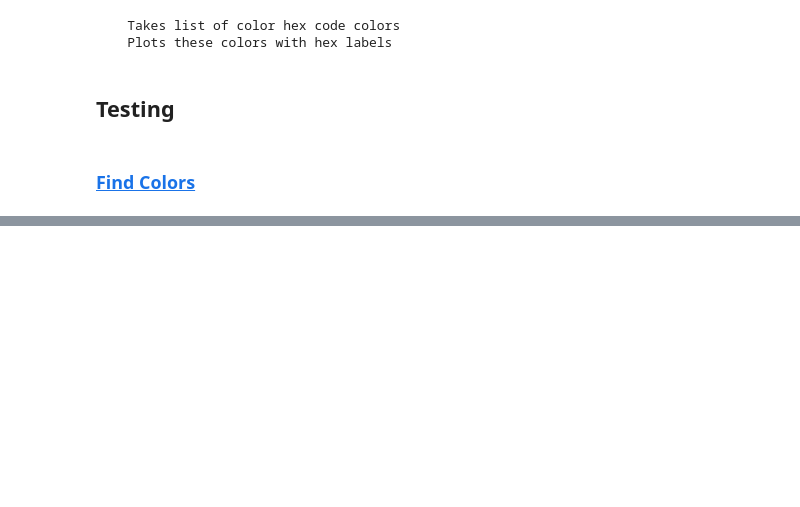
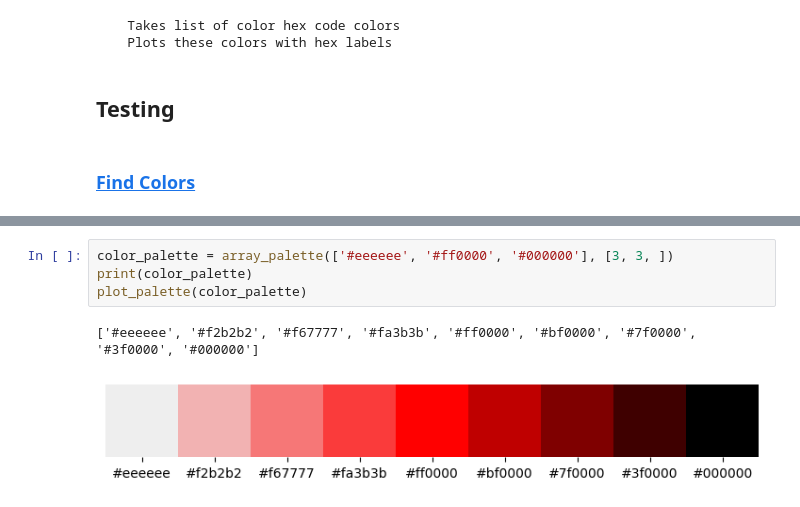
Before and after one commit to sethclose/colors, a Jupyter notebook: Hex Color Blending.ipynb, the cells around one changed output, grey strips where cells are left out. Saved outputs shown, nothing was run; the diff lists cells and outputs as text; blank space fills up the shorter version.

```diff
--- a/Hex Color Blending.ipynb
+++ b/Hex Color Blending.ipynb
@@ -140,0 +141,7 @@ plot_palette(color_palette)
+# %%
+color_palette = array_palette(['#eeeeee', '#ff0000', '#000000'], [3, 3, ])
+print(color_palette)
+plot_palette(color_palette)
+# %% [output]
+['#eeeeee', '#f2b2b2', '#f67777', '#fa3b3b', '#ff0000', '#bf0000', '#7f0000', '#3f0000', '#000000']
+[figure, added]
```
Also changed, not shown: parts of 7 cells of this notebook.
